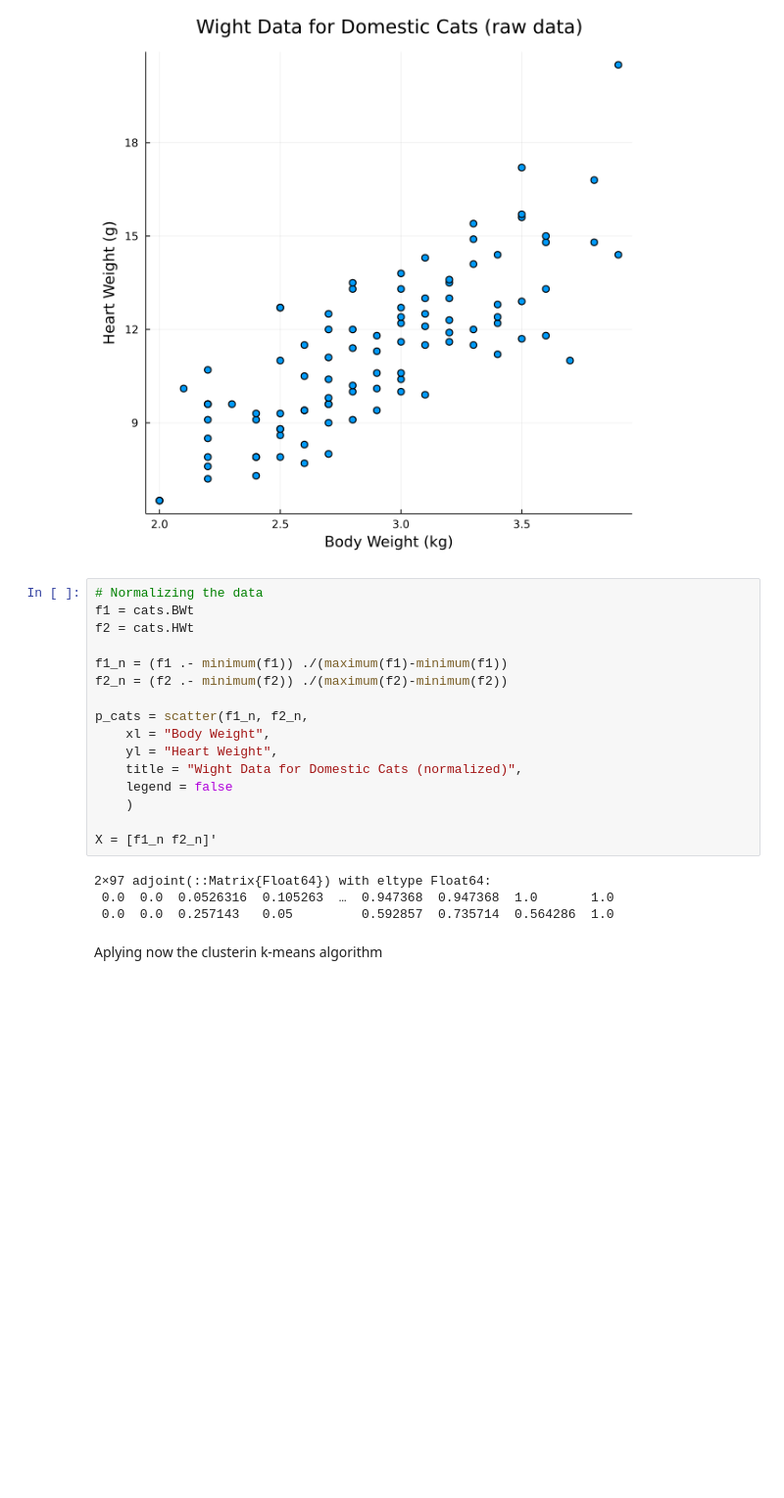
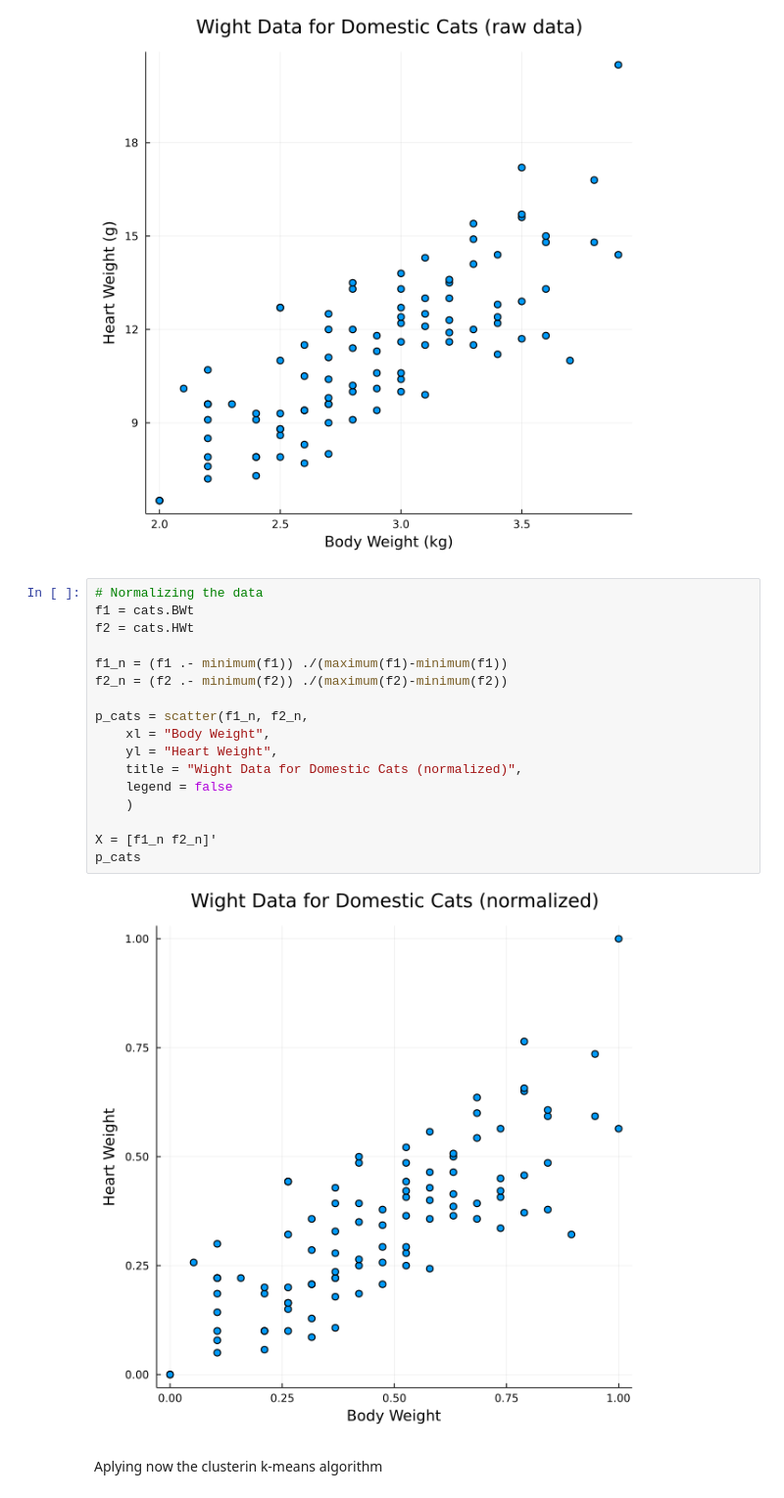
Before and after one commit to BanuelosCarlos/Cats-Kmeans-Clustering-Julia, a Jupyter notebook: Cats_Kmeans_UL.ipynb, the cells around one changed output. Shown at 98% size. Saved outputs shown, nothing was run; the diff lists cells and outputs as text; blank space fills up the shorter version.

```diff
--- a/Cats_Kmeans_UL.ipynb
+++ b/Cats_Kmeans_UL.ipynb
@@ -118,23 +118,22 @@ p_cats = scatter(cats.BWt,cats.HWt,
 # %%
 # Normalizing the data
 f1 = cats.BWt
 f2 = cats.HWt
 
 f1_n = (f1 .- minimum(f1)) ./(maximum(f1)-minimum(f1))
 f2_n = (f2 .- minimum(f2)) ./(maximum(f2)-minimum(f2))
 
 p_cats = scatter(f1_n, f2_n,
     xl = "Body Weight",
     yl = "Heart Weight",
     title = "Wight Data for Domestic Cats (normalized)",
     legend = false
     )
 
 X = [f1_n f2_n]'
+p_cats
 # %% [output]
-2×97 adjoint(::Matrix{Float64}) with eltype Float64:
- 0.0  0.0  0.0526316  0.105263  …  0.947368  0.947368  1.0       1.0
- 0.0  0.0  0.257143   0.05         0.592857  0.735714  0.564286  1.0
+[figure, added]
 # %% [markdown]
 Aplying now the clusterin k-means algorithm
 # %%
```
Also changed, not shown: parts of 8 cells of this notebook.
